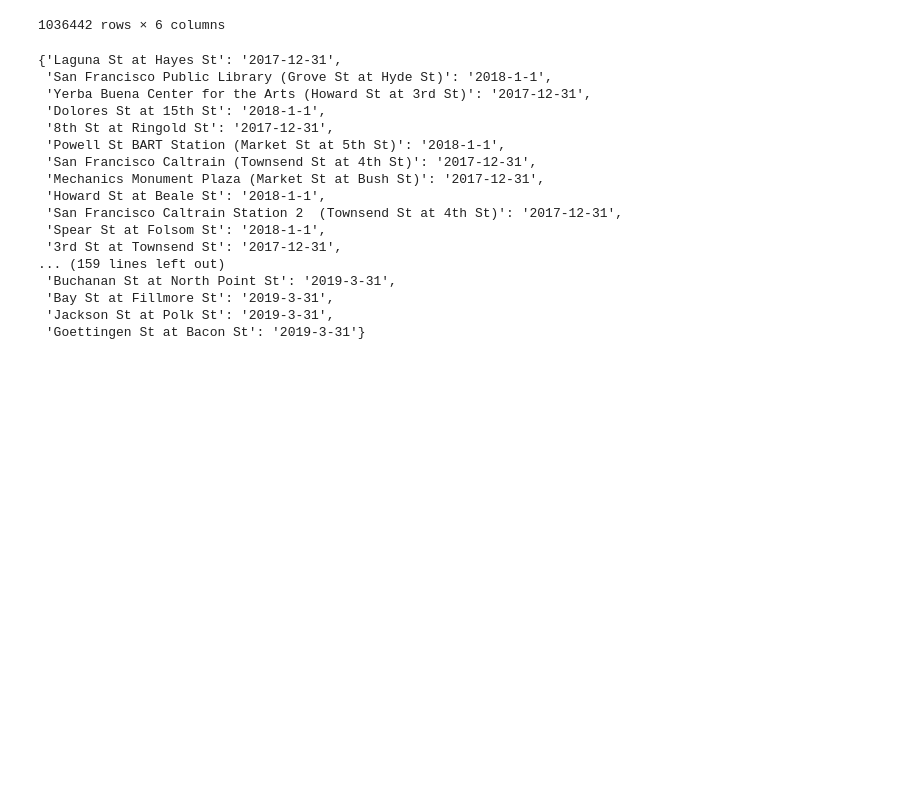
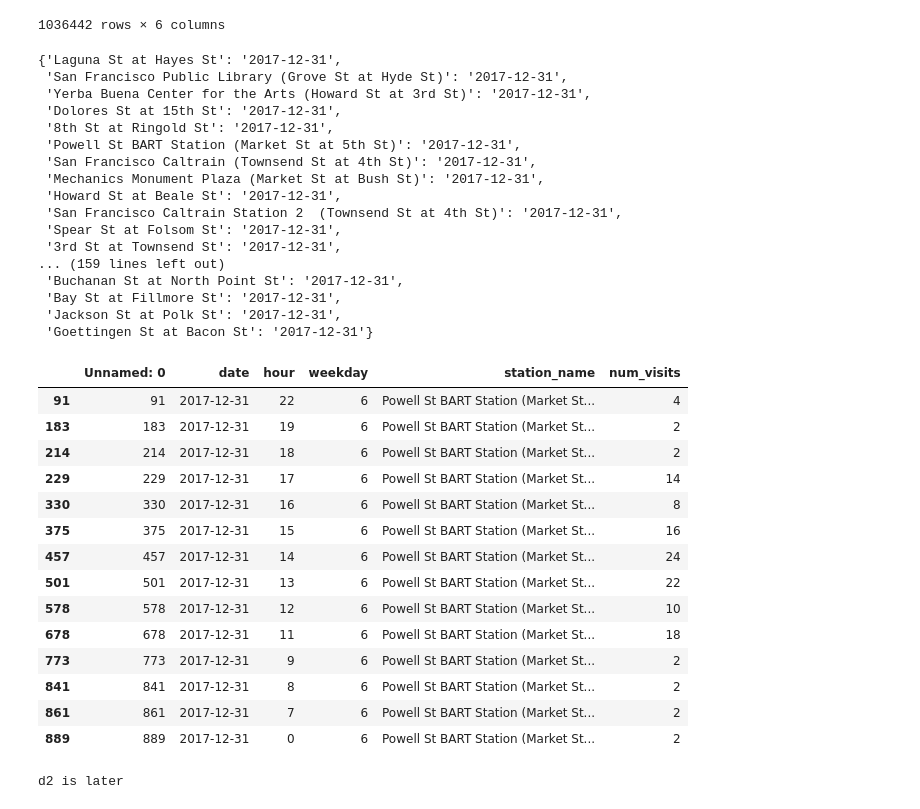
Before and after one commit to aaperal/bike-safety, a Jupyter notebook: bikesafety-data-wrangling.ipynb, the cells around one changed output. Saved outputs shown, nothing was run; the diff lists cells and outputs as text; code cells hidden in the pictures; blank space fills up the shorter version.

Commit message:
updated first date code and file to use correct dates

```diff
--- a/bikesafety-data-wrangling.ipynb
+++ b/bikesafety-data-wrangling.ipynb
@@ -368,35 +368,36 @@ first_date = {}
 
 for idx, row in sfhourly.iterrows():
 
-    startdate = str(row['date'])
-    enddate = str(row['date'])
+    d = str(row['date'])
+    date = [datetime.strptime(sd, '%Y-%m-%d')]
 
-    key1 = str(row['station_name'])
-    key2 = str(row['station_name'])
+    key = str(row['station_name'])
 
-    if key1 not in first_date:
-        first_date[key1] = startdate
-    if key2 not in first_date:
-        first_date[key2] += enddate
+    if key in first_date:
+        cdate = [datetime.strptime(first_date[key], '%Y-%m-%d')]
+        if date < cdate:
+            first_date[key] = sd
+    else:
+        first_date[key] = sd
 first_date
 # %% [output]
 {'Laguna St at Hayes St': '2017-12-31',
- 'San Francisco Public Library (Grove St at Hyde St)': '2018-1-1',
+ 'San Francisco Public Library (Grove St at Hyde St)': '2017-12-31',
  'Yerba Buena Center for the Arts (Howard St at 3rd St)': '2017-12-31',
- 'Dolores St at 15th St': '2018-1-1',
+ 'Dolores St at 15th St': '2017-12-31',
  '8th St at Ringold St': '2017-12-31',
- 'Powell St BART Station (Market St at 5th St)': '2018-1-1',
+ 'Powell St BART Station (Market St at 5th St)': '2017-12-31',
  'San Francisco Caltrain (Townsend St at 4th St)': '2017-12-31',
  'Mechanics Monument Plaza (Market St at Bush St)': '2017-12-31',
- 'Howard St at Beale St': '2018-1-1',
+ 'Howard St at Beale St': '2017-12-31',
  'San Francisco Caltrain Station 2  (Townsend St at 4th St)': '2017-12-31',
- 'Spear St at Folsom St': '2018-1-1',
+ 'Spear St at Folsom St': '2017-12-31',
  '3rd St at Townsend St': '2017-12-31',
 ... (159 lines left out)
- 'Buchanan St at North Point St': '2019-3-31',
- 'Bay St at Fillmore St': '2019-3-31',
- 'Jackson St at Polk St': '2019-3-31',
- 'Goettingen St at Bacon St': '2019-3-31'}
+ 'Buchanan St at North Point St': '2017-12-31',
+ 'Bay St at Fillmore St': '2017-12-31',
+ 'Jackson St at Polk St': '2017-12-31',
+ 'Goettingen St at Bacon St': '2017-12-31'}
 # %%
 #import json
 #with open('station_first_dates.json', 'w') as fp:
@@ -409,3 +410,39 @@ first_date
 # Understand new station location effect on traffic & collisions
 # Collect first date recorded for each station
 # Visualization for Bike Safety over time & collisions
+# %%
+sfhourly20171231 = sfhourly[sfhourly['date'] == '2017-12-31']
+sfhourly20171231_station = sfhourly20171231[sfhourly20171231['station_name'] == 'Powell St BART Station (Market St at 5th St)']
+sfhourly20171231_station
+# %% [output]
+|  | Unnamed: 0 | date | hour | weekday | station_name | num_visits |
+| 91 | 91 | 2017-12-31 | 22 | 6 | Powell St BART Station (Market St... | 4 |
+| 183 | 183 | 2017-12-31 | 19 | 6 | Powell St BART Station (Market St... | 2 |
+| 214 | 214 | 2017-12-31 | 18 | 6 | Powell St BART Station (Market St... | 2 |
+| 229 | 229 | 2017-12-31 | 17 | 6 | Powell St BART Station (Market St... | 14 |
+| 330 | 330 | 2017-12-31 | 16 | 6 | Powell St BART Station (Market St... | 8 |
+| 375 | 375 | 2017-12-31 | 15 | 6 | Powell St BART Station (Market St... | 16 |
+| 457 | 457 | 2017-12-31 | 14 | 6 | Powell St BART Station (Market St... | 24 |
+| 501 | 501 | 2017-12-31 | 13 | 6 | Powell St BART Station (Market St... | 22 |
+| 578 | 578 | 2017-12-31 | 12 | 6 | Powell St BART Station (Market St... | 10 |
+| 678 | 678 | 2017-12-31 | 11 | 6 | Powell St BART Station (Market St... | 18 |
+| 773 | 773 | 2017-12-31 | 9 | 6 | Powell St BART Station (Market St... | 2 |
+| 841 | 841 | 2017-12-31 | 8 | 6 | Powell St BART Station (Market St... | 2 |
+| 861 | 861 | 2017-12-31 | 7 | 6 | Powell St BART Station (Market St... | 2 |
+| 889 | 889 | 2017-12-31 | 0 | 6 | Powell St BART Station (Market St... | 2 |
+# %%
+from datetime import datetime
+
+d1 = sfhourly20171231_station.iloc[0]['date']
+d1 = [datetime.strptime(d1, '%Y-%m-%d')]
+d2 = sfhourly.iloc[1000]['date']
+d2 = [datetime.strptime(d2, '%Y-%m-%d')]
+
+if d1 < d2:
+    print("d1 is later")
+else:
+    print("d2 is later")
+
+#sftrips['start_weekday'] = [datetime.strptime(x,'%Y-%m-%d %H:%M:%S.%f').weekday() for x in sftrips['start_time']]
+# %% [output]
+d2 is later
```
Also changed, not shown: 2 other files.
